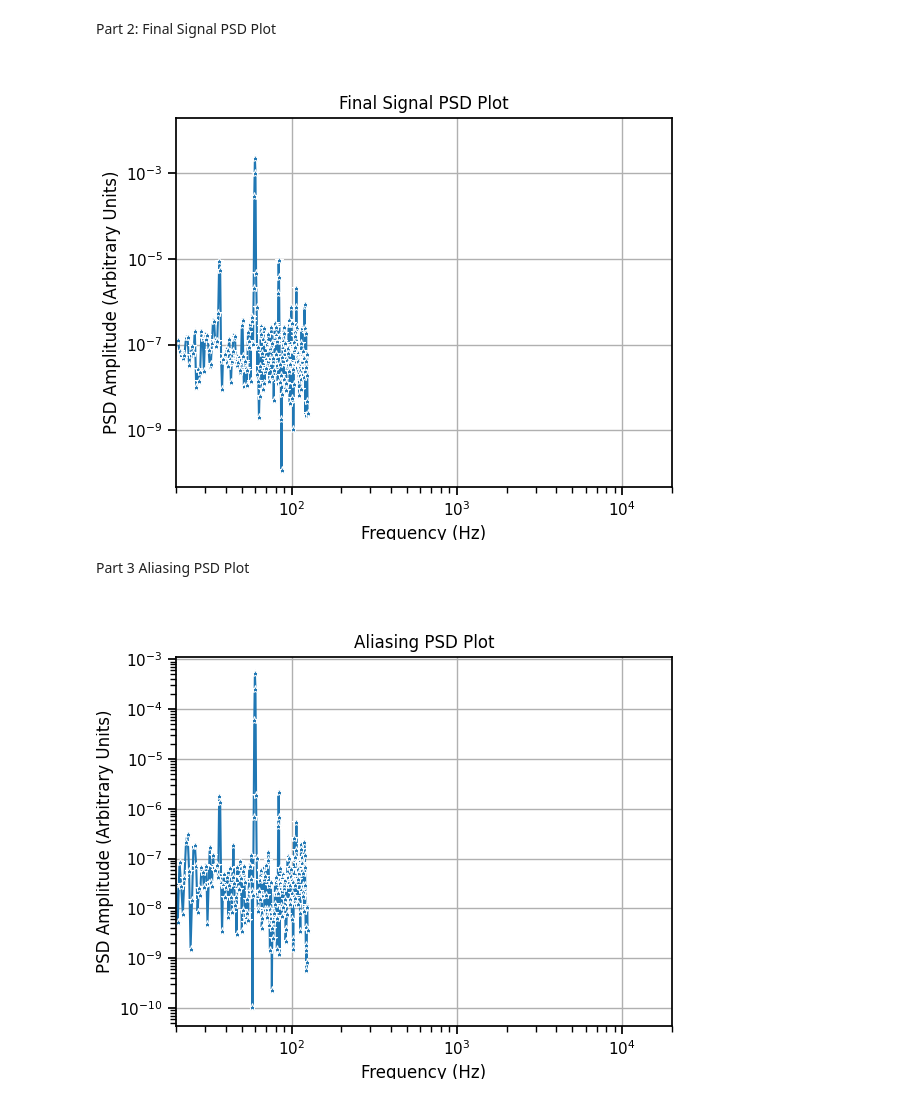
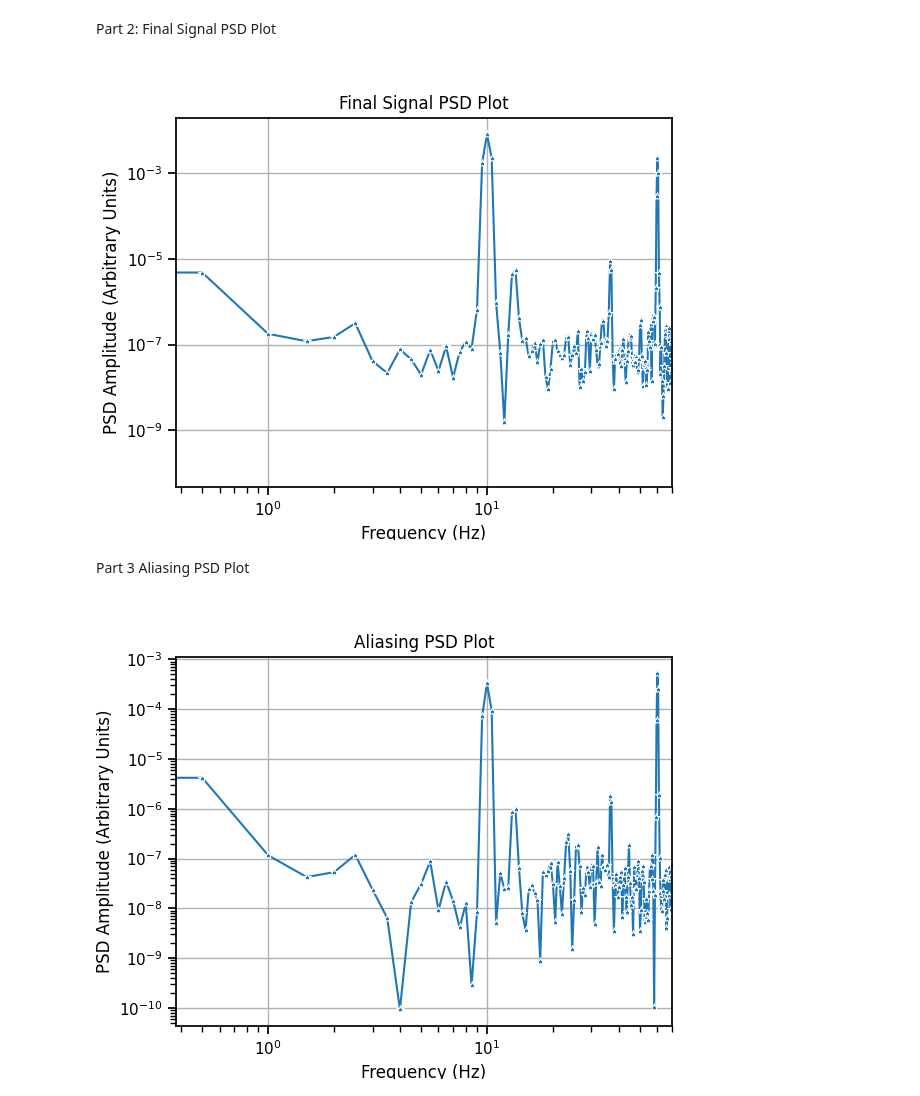
Before and after one commit to mylaz16/geng360-serra, a Jupyter notebook: Lab 2 - Arduino DAQ/Lab2JN.ipynb, the cells around one changed output. Saved outputs shown, nothing was run; the diff lists cells and outputs as text; code cells hidden in the pictures.

Commit message:
plot x-axis changes

```diff
--- a/Lab 2 - Arduino DAQ/Lab2JN.ipynb
+++ b/Lab 2 - Arduino DAQ/Lab2JN.ipynb
@@ -166,7 +166,7 @@ plt.figure()
 sns.lineplot(x=f, y=pxx, marker = '*')
 plt.xscale('log')  # Logarithmic scale for frequency axis
 plt.yscale('log')  # Logarithmic scale for power spectral density
-plt.xlim([20, 20000])  # Limit x-axis to typical audio frequency range
+plt.xlim([0, 70])  # Limit x-axis to typical audio frequency range
 plt.xlabel('Frequency (Hz)')
 plt.ylabel('PSD Amplitude (Arbitrary Units)')
 plt.title('Final Signal PSD Plot')
@@ -174,31 +174,31 @@ plt.grid(True)
 mplcursors.cursor(hover=False)  # Enable interactive cursor for data point selection
 plt.show()
 # %% [output]
-[figure, old version]
+[figure, new version]
 # %% [markdown]
 Part 3 Aliasing PSD Plot
 # %%
 # Definte input parameters for Welch's method
 segment_size = 512 # Size of each segment for Welch's method, should be a power of 2 (e.g. 256, 512, 1024, 2048, 4096)
 overlap_pct = 60 # Percentage of overlap between segments, typically 25-75%
 overlap_size = int(segment_size * overlap_pct / 100) # Calculate the number of samples to overlap between segments
 
 # Compute Power Spectral Density using Welch's method
 f, pxx = welch(myLab2_3['Sensor 1 (V)'], fs= 250, window="hann", nperseg=segment_size, noverlap=overlap_size)
 
 # f is the frequency vector, pxx is the power spectral density estimate
 # For more details, see the documentation https://docs.scipy.org/doc/scipy/reference/generated/scipy.signal.welch.html
 
 plt.figure()
 sns.lineplot(x=f, y=pxx, marker = '*')
 plt.xscale('log')  # Logarithmic scale for frequency axis
 plt.yscale('log')  # Logarithmic scale for power spectral density
-plt.xlim([20, 20000])  # Limit x-axis to typical audio frequency range
+plt.xlim([0, 70])  # Limit x-axis to typical audio frequency range
 plt.xlabel('Frequency (Hz)')
 plt.ylabel('PSD Amplitude (Arbitrary Units)')
 plt.title('Aliasing PSD Plot')
 plt.grid(True)
 mplcursors.cursor(hover=False)  # Enable interactive cursor for data point selection
 plt.show()
 # %% [output]
-[figure, old version]
+[figure, new version]
```
